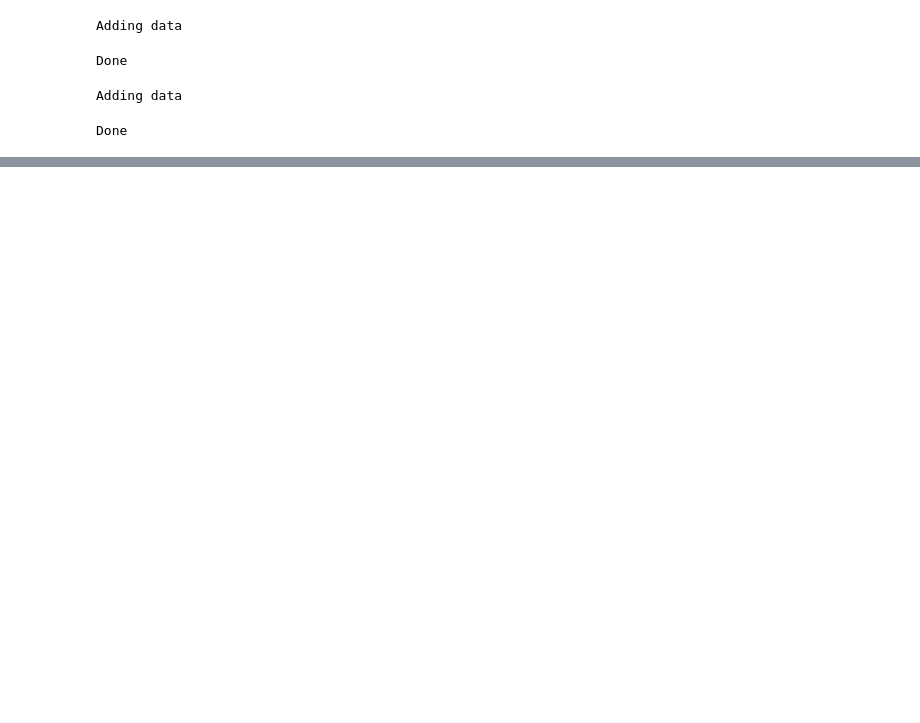
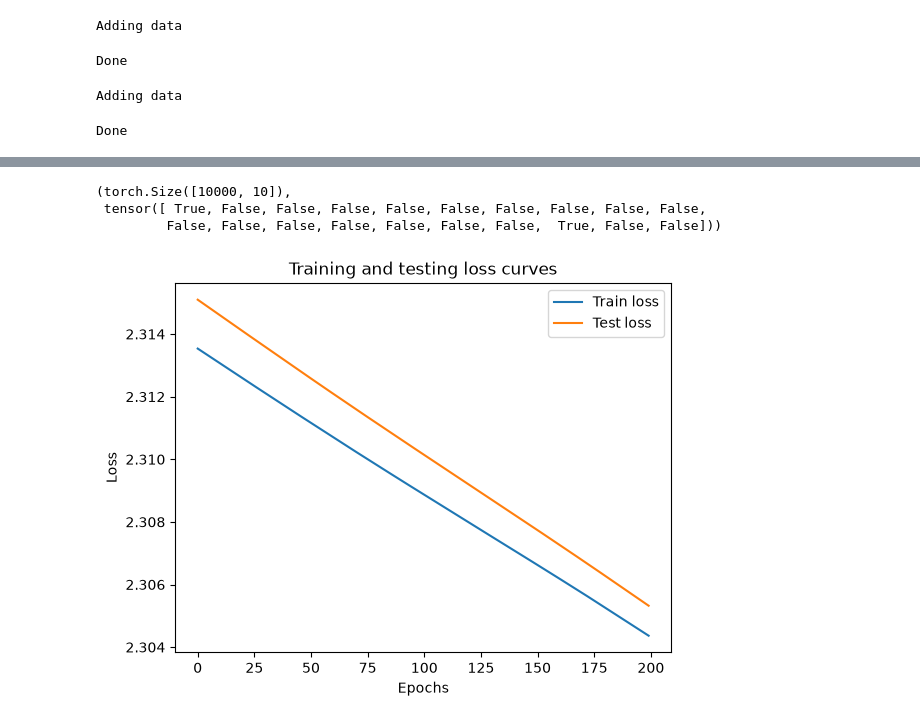
Before and after one commit to Bakwowi/Number-Identification-with-NN, a Jupyter notebook: script.ipynb, the cells around one changed output, grey strips where cells are left out. Drawn from its saved outputs; the diff is of its cells as text; code cells hidden in the pictures; blank space fills up the shorter version.

Commit message:
Implement the neural network with 2 hidden layers each with 16 neurons. Train the nn

```diff
--- a/script.ipynb
+++ b/script.ipynb
@@ -83,0 +104,3 @@ y
+# %%
+hidden_layers = 2
+neurons_per_hl = 16
@@ -83,0 +156,40 @@ y
+# %%
+# training loop
+epochs = 200
+
+X_train.to(device=device)
+y_train.to(device=device)
+X_test.to(device=device)
+y_test.to(device=device)
+
+for epoch in range(epochs):
+    model.train()
+
+    epoch_count.append(epoch)
+
+    x_logits = model(X_train).squeeze()
+    # print(x_logits.shape)
+    x_preds = torch.softmax(x_logits, dim=1).argmax(dim=1)
+    # print(x_preds.shape)
+
+    train_loss = loss_fn(x_logits, y_train)
+    train_loss_count.append(train_loss.detach().numpy())
+
+    train_acc = accuracy_fn(x_preds, y_train)
+
+    optimizer.zero_grad()
+    train_loss.backward()
+    optimizer.step()
+
+    model.eval()
+    with torch.inference_mode():
+        y_logits = model(X_test).squeeze()
+        y_preds = torch.softmax(y_logits, dim=1).argmax(dim=1)
+
+        test_loss = loss_fn(y_logits, y_test)
+        test_loss_count.append(test_loss.detach().numpy())
+
+        test_acc = accuracy_fn(y_preds, y_test)
+
+    if epoch % 10 == 0:
+        print(f"Epoch: {epoch} | Train_loss: {train_loss} | Train_acc: {train_acc} | Test_loss: {test_loss} | Test_acc: {test_acc}")
@@ -83,0 +217,14 @@ y
+# %%
+model.eval()
+with torch.inference_mode():
+    predictions = model(X_test).squeeze()
+
+predictions.shape, (torch.softmax(predictions, dim=1).argmax(dim=1) == y_test)[:20]
+# %% [output]
+(torch.Size([10000, 10]),
+ tensor([ True, False, False, False, False, False, False, False, False, False,
+         False, False, False, False, False, False, False,  True, False, False]))
+# %%
+plot_loss(epoch_count, train_loss_count, test_loss_count)
+# %% [output]
+[figure, added]
```
Also changed, not shown: parts of 16 cells of this notebook.
